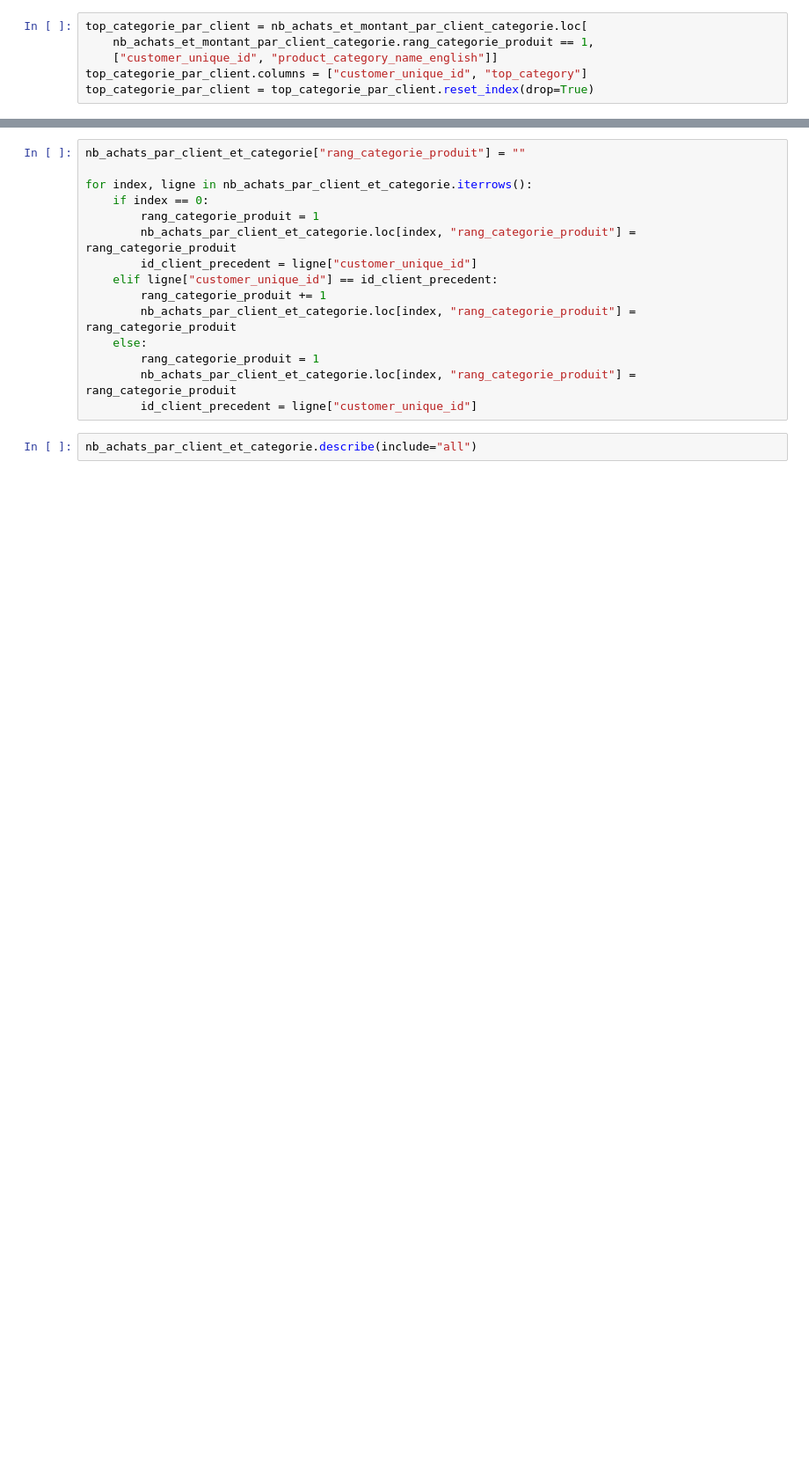
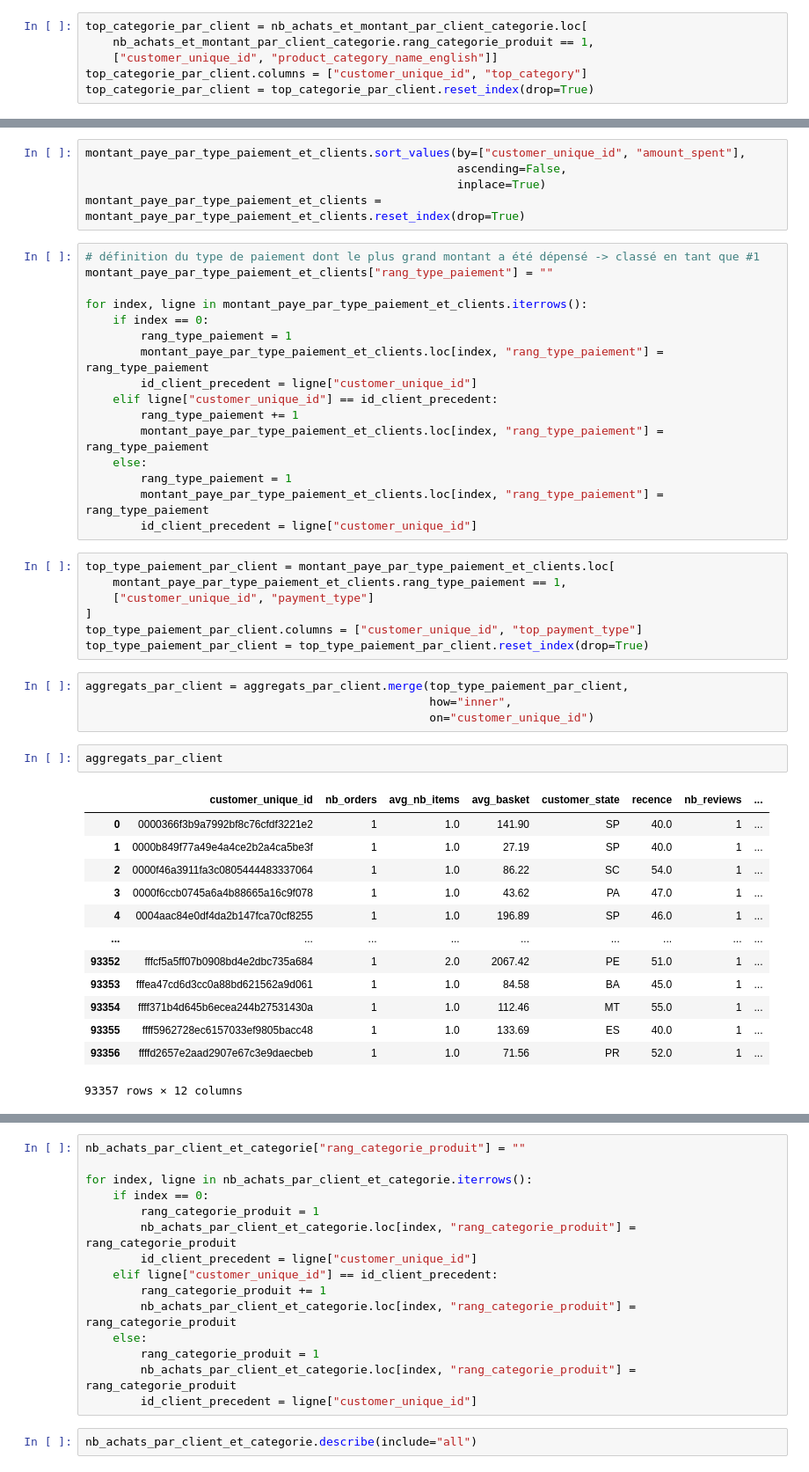
Before and after one commit to sebastienbourgeois/oc-p5-segmenter-clients-site-ecommerce, a Jupyter notebook: POLIST_01_notebookanalyse.ipynb, the cells around one changed output, grey strips where cells are left out. Shown: that part at 88% size. Cells and saved outputs as stored; diff of their text form; blank space fills up the shorter version.

```diff
--- a/POLIST_01_notebookanalyse.ipynb
+++ b/POLIST_01_notebookanalyse.ipynb
@@ -1148 +1132,49 @@ top_categorie_par_client
+# %%
+montant_paye_par_type_paiement_et_clients.sort_values(by=["customer_unique_id", "amount_spent"],
+                                                      ascending=False,
+                                                      inplace=True)
+montant_paye_par_type_paiement_et_clients = montant_paye_par_type_paiement_et_clients.reset_index(drop=True)
+# %%
+# définition du type de paiement dont le plus grand montant a été dépensé -> classé en tant que #1
+montant_paye_par_type_paiement_et_clients["rang_type_paiement"] = ""
+
+for index, ligne in montant_paye_par_type_paiement_et_clients.iterrows():
+    if index == 0:
+        rang_type_paiement = 1
+        montant_paye_par_type_paiement_et_clients.loc[index, "rang_type_paiement"] = rang_type_paiement
+        id_client_precedent = ligne["customer_unique_id"]
+    elif ligne["customer_unique_id"] == id_client_precedent:
+        rang_type_paiement += 1
+        montant_paye_par_type_paiement_et_clients.loc[index, "rang_type_paiement"] = rang_type_paiement
+    else:
+        rang_type_paiement = 1
+        montant_paye_par_type_paiement_et_clients.loc[index, "rang_type_paiement"] = rang_type_paiement
+        id_client_precedent = ligne["customer_unique_id"]
+# %%
+top_type_paiement_par_client = montant_paye_par_type_paiement_et_clients.loc[
+    montant_paye_par_type_paiement_et_clients.rang_type_paiement == 1,
+    ["customer_unique_id", "payment_type"]
+]
+top_type_paiement_par_client.columns = ["customer_unique_id", "top_payment_type"]
+top_type_paiement_par_client = top_type_paiement_par_client.reset_index(drop=True)
+# %%
+aggregats_par_client = aggregats_par_client.merge(top_type_paiement_par_client,
+                                                  how="inner",
+                                                  on="customer_unique_id")
+# %%
+aggregats_par_client
+# %% [output]
+|  | customer_unique_id | nb_orders | avg_nb_items | avg_basket | customer_state | recence | nb_reviews | ... |
+| 0 | 0000366f3b9a7992bf8c76cfdf3221e2 | 1 | 1.0 | 141.90 | SP | 40.0 | 1 | ... |
+| 1 | 0000b849f77a49e4a4ce2b2a4ca5be3f | 1 | 1.0 | 27.19 | SP | 40.0 | 1 | ... |
+| 2 | 0000f46a3911fa3c0805444483337064 | 1 | 1.0 | 86.22 | SC | 54.0 | 1 | ... |
+| 3 | 0000f6ccb0745a6a4b88665a16c9f078 | 1 | 1.0 | 43.62 | PA | 47.0 | 1 | ... |
+| 4 | 0004aac84e0df4da2b147fca70cf8255 | 1 | 1.0 | 196.89 | SP | 46.0 | 1 | ... |
+| ... | ... | ... | ... | ... | ... | ... | ... | ... |
+| 93352 | fffcf5a5ff07b0908bd4e2dbc735a684 | 1 | 2.0 | 2067.42 | PE | 51.0 | 1 | ... |
+| 93353 | fffea47cd6d3cc0a88bd621562a9d061 | 1 | 1.0 | 84.58 | BA | 45.0 | 1 | ... |
+| 93354 | ffff371b4d645b6ecea244b27531430a | 1 | 1.0 | 112.46 | MT | 55.0 | 1 | ... |
+| 93355 | ffff5962728ec6157033ef9805bacc48 | 1 | 1.0 | 133.69 | ES | 40.0 | 1 | ... |
+| 93356 | ffffd2657e2aad2907e67c3e9daecbeb | 1 | 1.0 | 71.56 | PR | 52.0 | 1 | ... |
+93357 rows × 12 columns
 # %%
```
Also changed, not shown: parts of 22 cells of this notebook.
